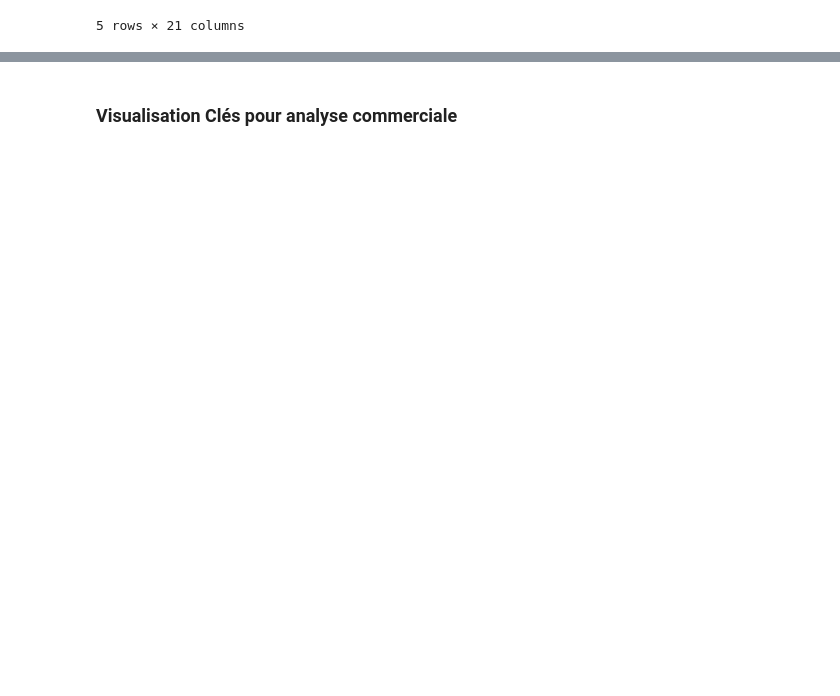
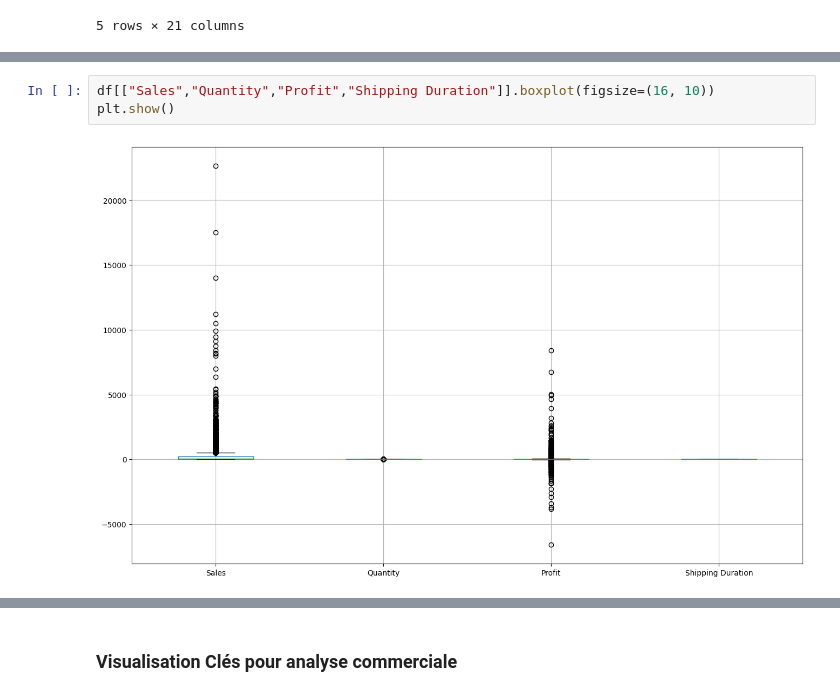
Before and after one commit to JWulfran/Projet_BI_performance_commerciale, a Jupyter notebook: notebooks/Superstore_data_analysis.ipynb, the cells around one changed output, grey strips where cells are left out. Saved outputs shown, nothing was run; the diff lists cells and outputs as text; blank space fills up the shorter version.

```diff
--- a/notebooks/Superstore_data_analysis.ipynb
+++ b/notebooks/Superstore_data_analysis.ipynb
@@ -16,0 +78,5 @@ df.head()
+# %%
+df[["Sales","Quantity","Profit","Shipping Duration"]].boxplot(figsize=(16, 10))
+plt.show()
+# %% [output]
+[figure, added]
```
Also changed, not shown: parts of 16 cells of this notebook, 1 other file.
